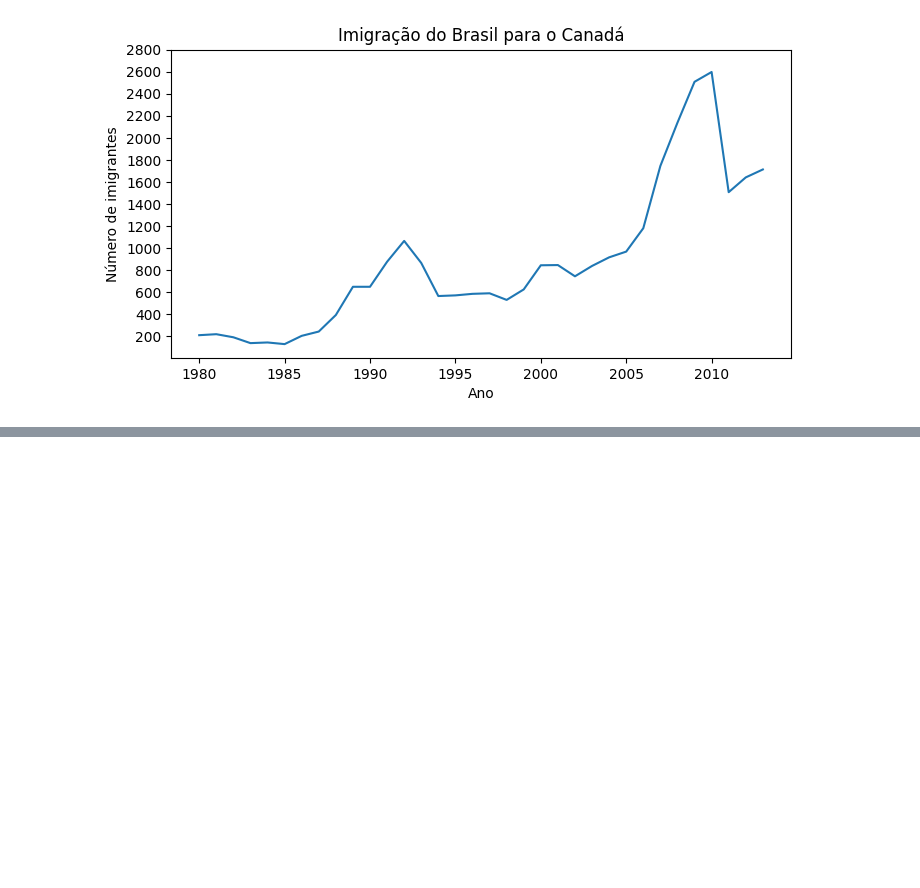
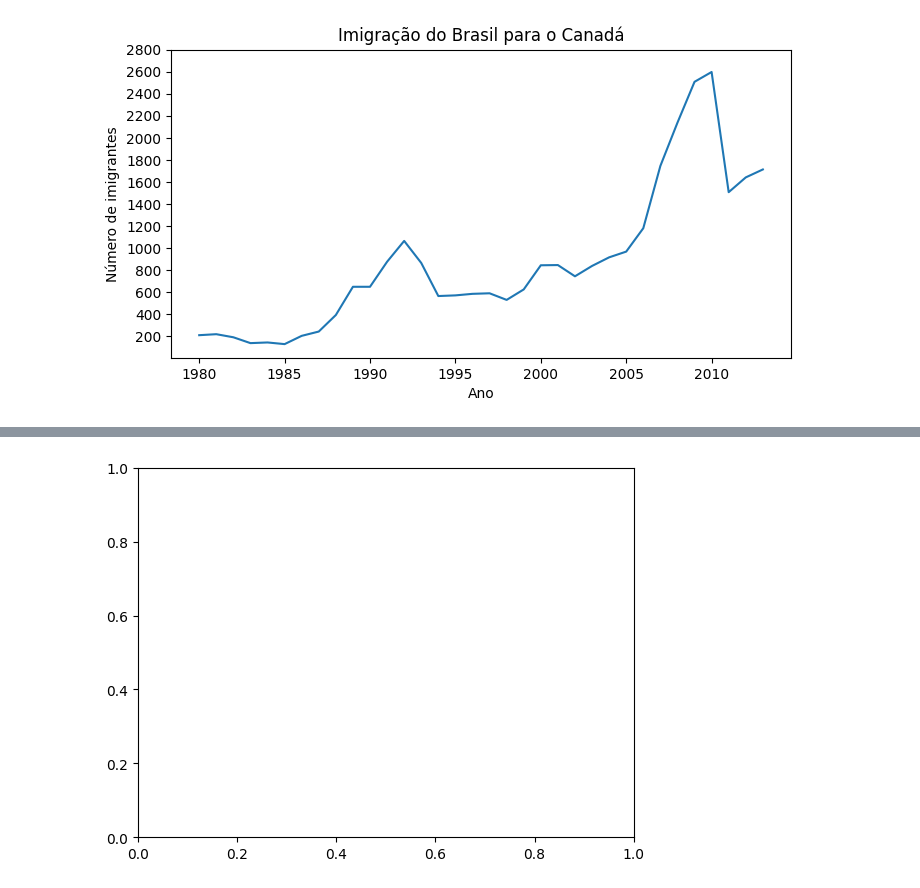
Before and after one commit to profsergiocosta/data_science_study, a Jupyter notebook: courses/data_vizualization_graficos_python/data_vizualization.ipynb, the cells around one changed output, grey strips where cells are left out. Drawn from its saved outputs; the diff is of its cells as text; code cells hidden in the pictures; blank space fills up the shorter version.

```diff
--- a/courses/data_vizualization_graficos_python/data_vizualization.ipynb
+++ b/courses/data_vizualization_graficos_python/data_vizualization.ipynb
@@ -178,0 +186,4 @@ plt.show()
+# %%
+fig, ax = plt.subplots()
+# %% [output]
+[figure, added]
```
Also changed, not shown: parts of 4 cells of this notebook.
